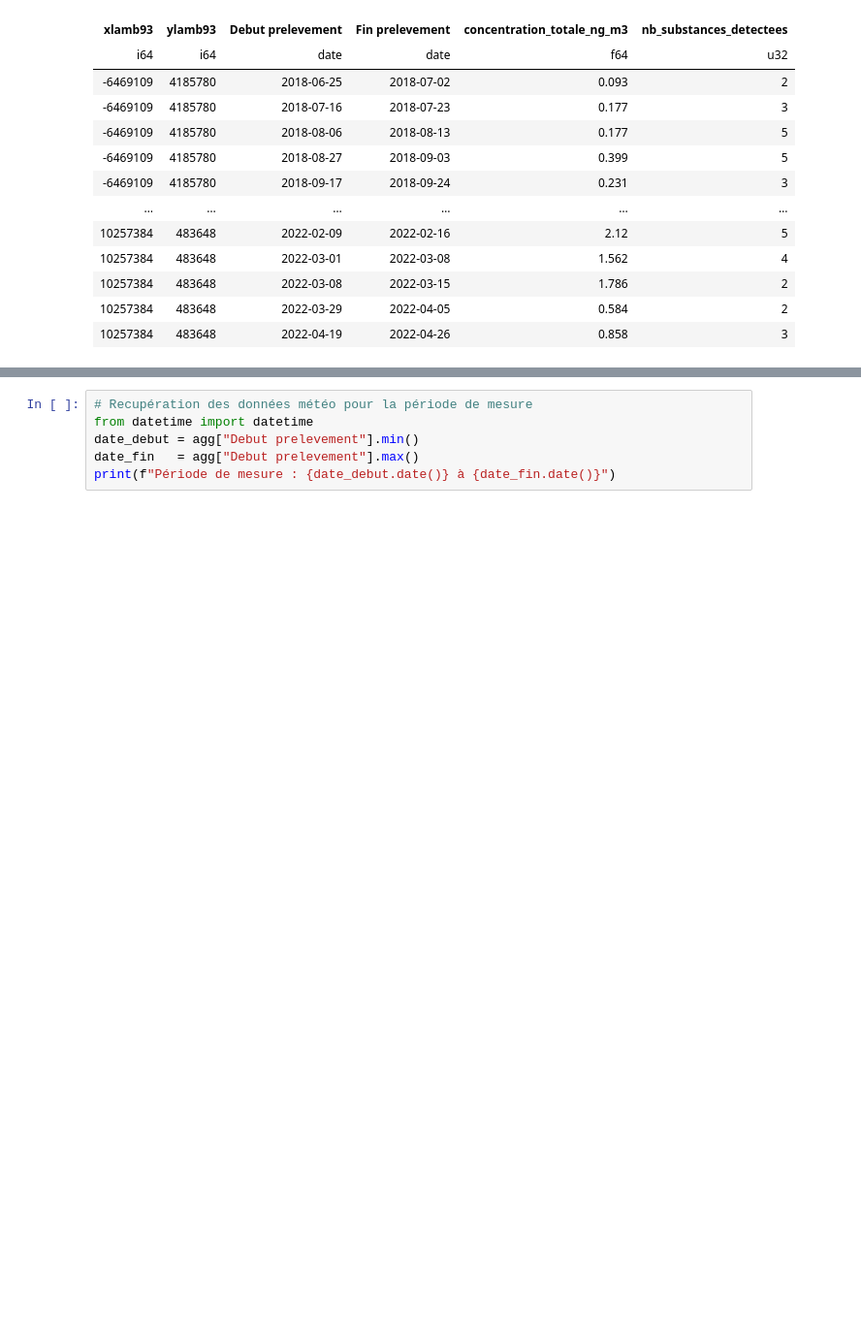
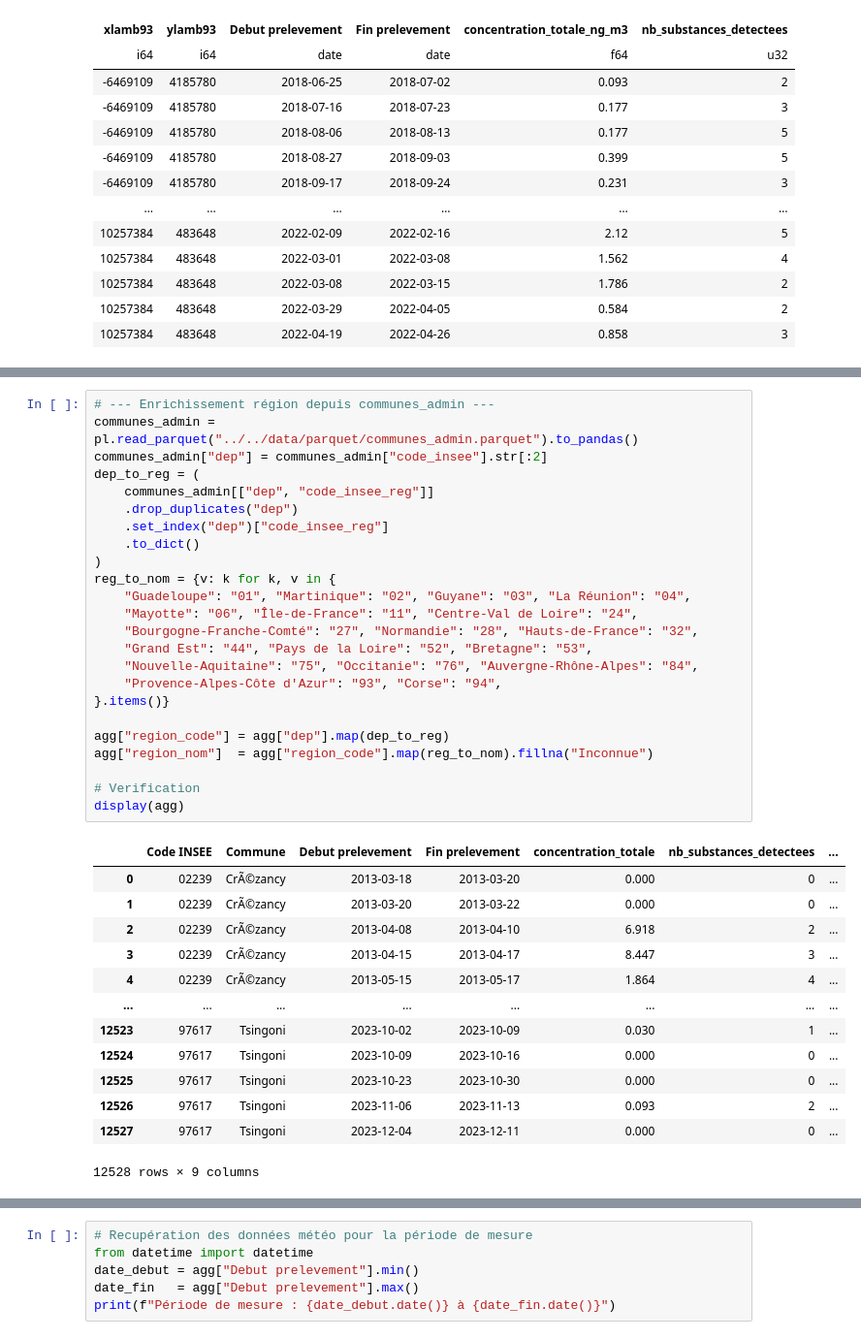
Before and after one commit to athebault/FNE_pestiexpo, a Jupyter notebook: notebooks/MESURES/explore_mesures_pesticides.ipynb, the cells around one changed output, grey strips where cells are left out. Shown at 97% size. Cells and saved outputs as stored; diff of their text form; blank space fills up the shorter version.

```diff
--- a/notebooks/MESURES/explore_mesures_pesticides.ipynb
+++ b/notebooks/MESURES/explore_mesures_pesticides.ipynb
@@ -174 +216,39 @@ shape: (13_065, 6)
+# %%
+# --- Enrichissement région depuis communes_admin ---
+communes_admin = pl.read_parquet("../../data/parquet/communes_admin.parquet").to_pandas()
+communes_admin["dep"] = communes_admin["code_insee"].str[:2]
+dep_to_reg = (
+    communes_admin[["dep", "code_insee_reg"]]
+    .drop_duplicates("dep")
+    .set_index("dep")["code_insee_reg"]
+    .to_dict()
+)
+reg_to_nom = {v: k for k, v in {
+    "Guadeloupe": "01", "Martinique": "02", "Guyane": "03", "La Réunion": "04",
+    "Mayotte": "06", "Île-de-France": "11", "Centre-Val de Loire": "24",
+    "Bourgogne-Franche-Comté": "27", "Normandie": "28", "Hauts-de-France": "32",
+    "Grand Est": "44", "Pays de la Loire": "52", "Bretagne": "53",
+    "Nouvelle-Aquitaine": "75", "Occitanie": "76", "Auvergne-Rhône-Alpes": "84",
+    "Provence-Alpes-Côte d'Azur": "93", "Corse": "94",
+}.items()}
+
+agg["region_code"] = agg["dep"].map(dep_to_reg)
+agg["region_nom"]  = agg["region_code"].map(reg_to_nom).fillna("Inconnue")
+
+# Verification
+display(agg)
+# %% [output]
+|  | Code INSEE | Commune | Debut prelevement | Fin prelevement | concentration_totale | nb_substances_detectees | ... |
+| 0 | 02239 | CrÃ©zancy | 2013-03-18 | 2013-03-20 | 0.000 | 0 | ... |
+| 1 | 02239 | CrÃ©zancy | 2013-03-20 | 2013-03-22 | 0.000 | 0 | ... |
+| 2 | 02239 | CrÃ©zancy | 2013-04-08 | 2013-04-10 | 6.918 | 2 | ... |
+| 3 | 02239 | CrÃ©zancy | 2013-04-15 | 2013-04-17 | 8.447 | 3 | ... |
+| 4 | 02239 | CrÃ©zancy | 2013-05-15 | 2013-05-17 | 1.864 | 4 | ... |
+| ... | ... | ... | ... | ... | ... | ... | ... |
+| 12523 | 97617 | Tsingoni | 2023-10-02 | 2023-10-09 | 0.030 | 1 | ... |
+| 12524 | 97617 | Tsingoni | 2023-10-09 | 2023-10-16 | 0.000 | 0 | ... |
+| 12525 | 97617 | Tsingoni | 2023-10-23 | 2023-10-30 | 0.000 | 0 | ... |
+| 12526 | 97617 | Tsingoni | 2023-11-06 | 2023-11-13 | 0.093 | 2 | ... |
+| 12527 | 97617 | Tsingoni | 2023-12-04 | 2023-12-11 | 0.000 | 0 | ... |
+12528 rows × 9 columns
 # %%
```
Also changed, not shown: parts of 19 cells of this notebook, 22 other files.
